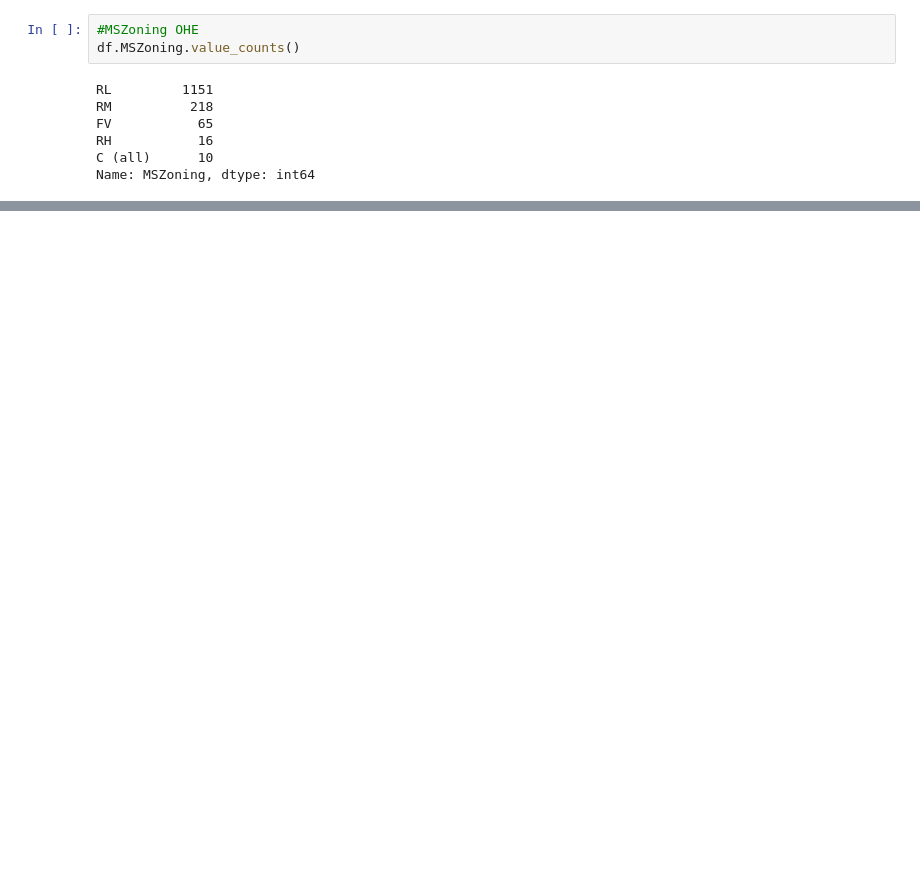
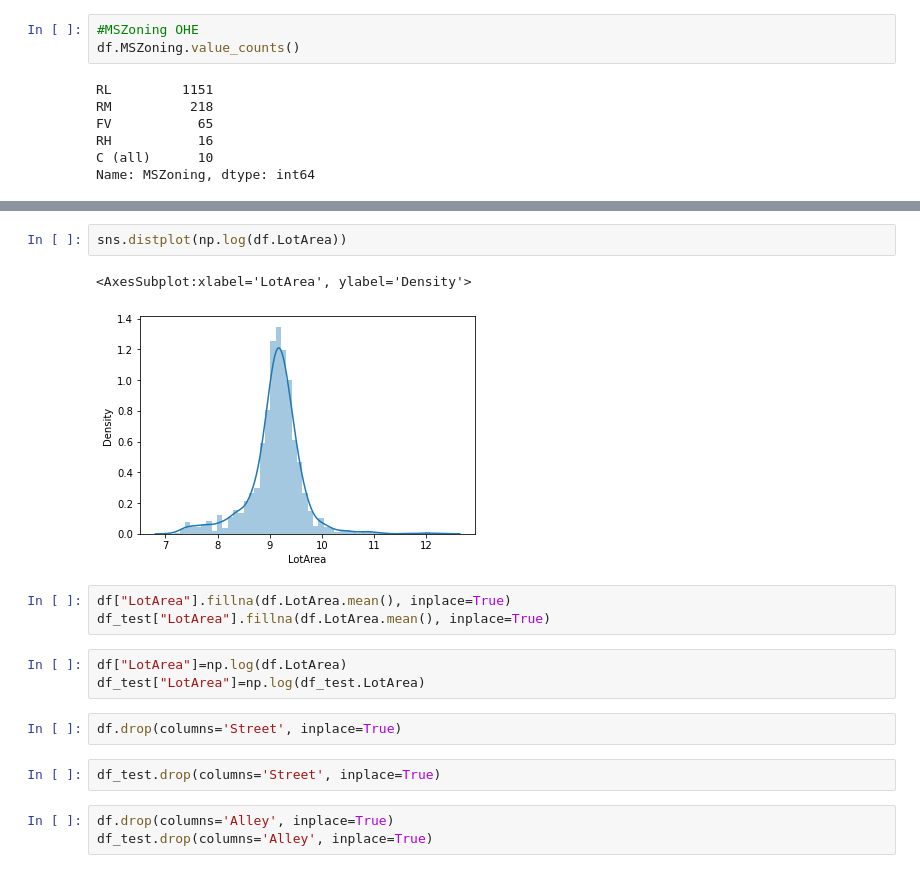
Before and after one commit to marbc3/House-Price-Prediction, a Jupyter notebook: House Price Prediction.ipynb, the cells around one changed output, grey strips where cells are left out. Cells and saved outputs as stored; diff of their text form; blank space fills up the shorter version.

```diff
--- a/House Price Prediction.ipynb
+++ b/House Price Prediction.ipynb
@@ -160,0 +179,18 @@ sns.distplot(df.LotFrontage)
+# %%
+sns.distplot(np.log(df.LotArea))
+# %% [output]
+<AxesSubplot:xlabel='LotArea', ylabel='Density'>
+[figure, added]
+# %%
+df["LotArea"].fillna(df.LotArea.mean(), inplace=True)
+df_test["LotArea"].fillna(df.LotArea.mean(), inplace=True)
+# %%
+df["LotArea"]=np.log(df.LotArea)
+df_test["LotArea"]=np.log(df_test.LotArea)
+# %%
+df.drop(columns='Street', inplace=True)
+# %%
+df_test.drop(columns='Street', inplace=True)
+# %%
+df.drop(columns='Alley', inplace=True)
+df_test.drop(columns='Alley', inplace=True)
```
Also changed, not shown: parts of 31 cells of this notebook.
